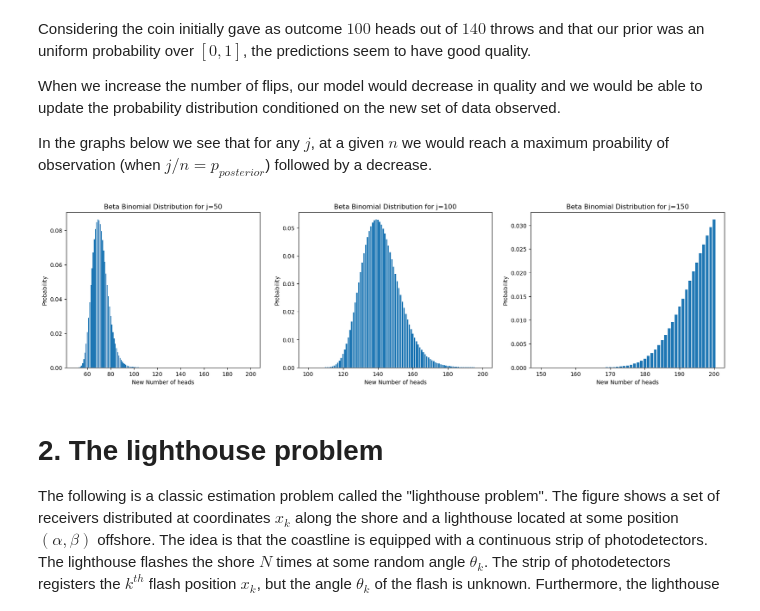
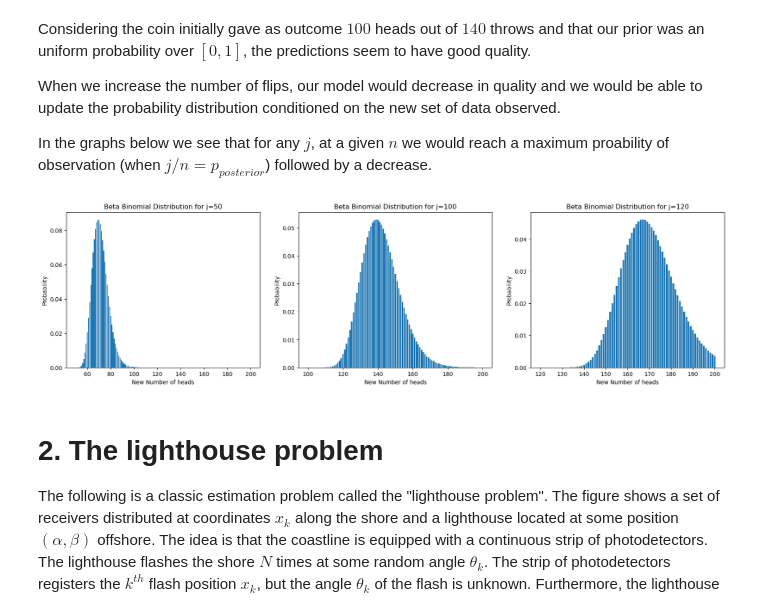
Before and after one commit to sabrinasartori/MAP556, a Jupyter notebook: TP4.ipynb, the cells around one changed output. Cells and saved outputs as stored; diff of their text form; code cells hidden in the pictures.

```diff
--- a/TP4.ipynb
+++ b/TP4.ipynb
@@ -411,21 +413,21 @@ In the graphs below we see that for any $j$, at a given $n$ we would reach a max
 # %%
 # Using the model that better fits the data
 a = 1
 b = 1
-j_values = [50, 100, 150]
+j_values = [50, 100, 120]
 
 fig, axes = plt.subplots(nrows=1, ncols=3, figsize=(21, 5))
 
 for i, j in enumerate(j_values):
     m_values = np.arange(j,201,1)
     probas = [beta_binomial_pdf(j,m,k,n,a,b) for m in m_values]
     axes[i].bar(m_values, probas)
     axes[i].set_title(f'Beta Binomial Distribution for j={j}')
     axes[i].set_xlabel('New Number of heads')
     axes[i].set_ylabel('Probability')
 plt.show()
 # %% [output]
-[figure, old version]
+[figure, new version]
 # %% [markdown]
 # 2. The lighthouse problem
 
```
Also changed, not shown: parts of 7 cells of this notebook.
